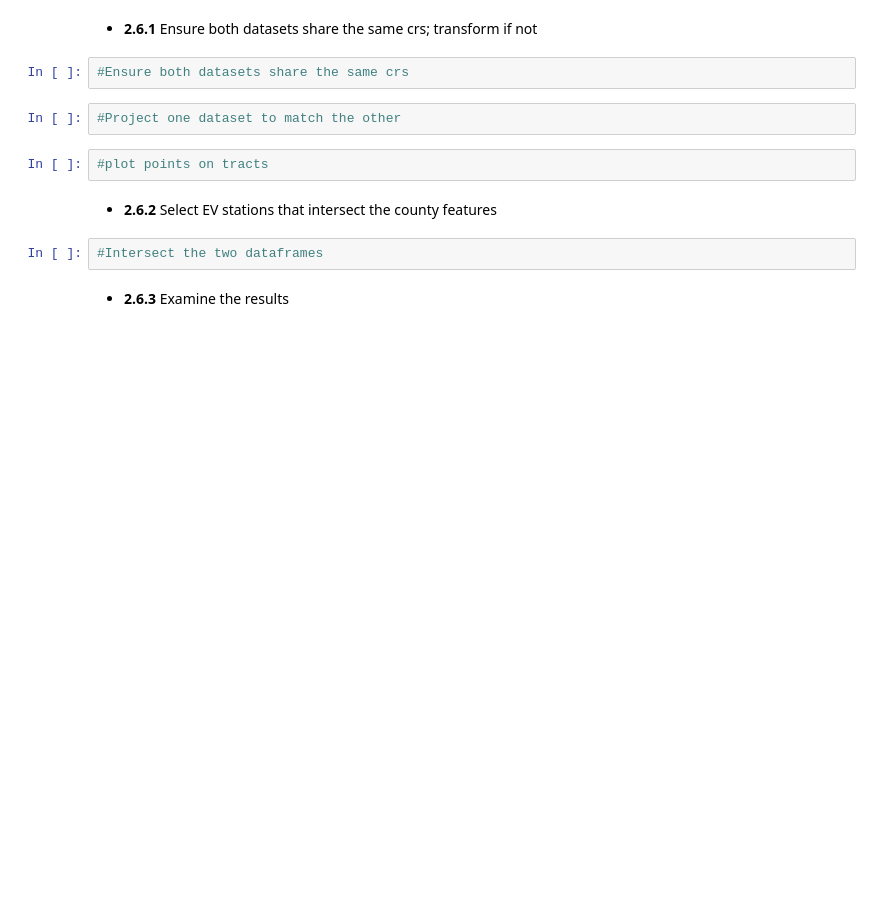
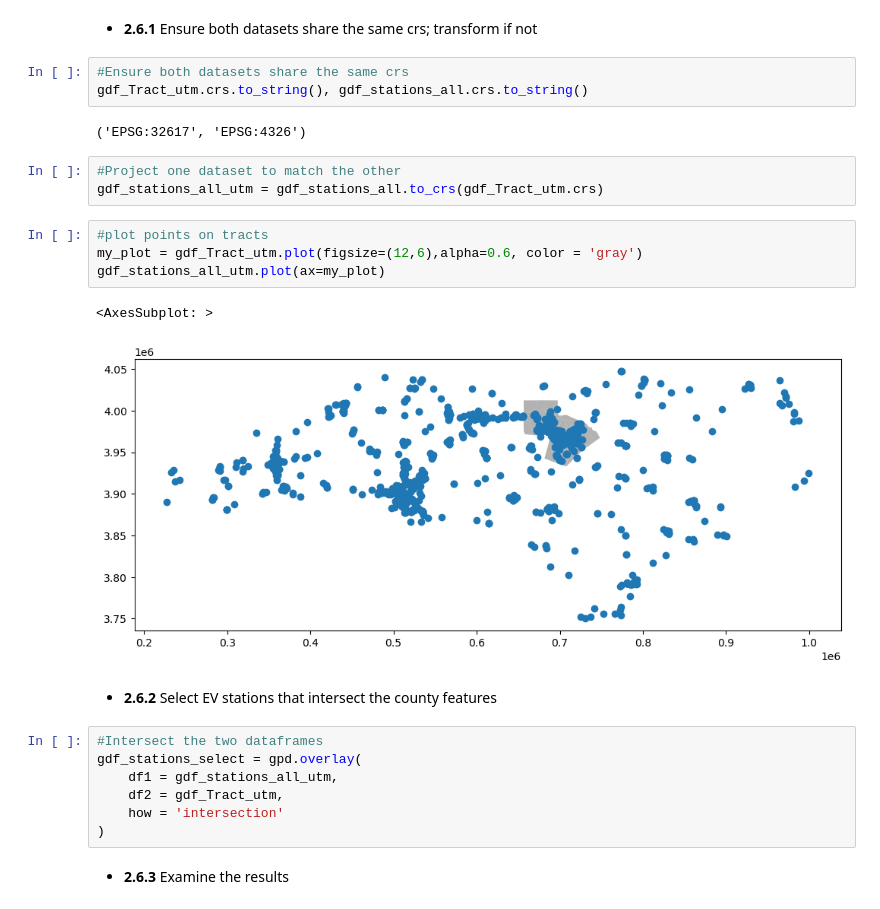
Before and after one commit to kelseybhusted/SpatialDataFrames, a Jupyter notebook: lessons/2a-Spatial-analysis-with-GeoPandas.ipynb, the cells around one changed output. Cells and saved outputs as stored; diff of their text form; blank space fills up the shorter version.

Commit message:
Overlay Updates

```diff
--- a/lessons/2a-Spatial-analysis-with-GeoPandas.ipynb
+++ b/lessons/2a-Spatial-analysis-with-GeoPandas.ipynb
@@ -648,14 +663,28 @@ Previously, we subset EV stations by an attribute (City). Here we'll see how we
 * **2.6.1** Ensure both datasets share the same crs; transform if not
 # %%
 #Ensure both datasets share the same crs
+gdf_Tract_utm.crs.to_string(), gdf_stations_all.crs.to_string()
+# %% [output]
+('EPSG:32617', 'EPSG:4326')
 # %%
 #Project one dataset to match the other
+gdf_stations_all_utm = gdf_stations_all.to_crs(gdf_Tract_utm.crs)
-# %%
-#plot points on tracts
+# %%
+#plot points on tracts
+my_plot = gdf_Tract_utm.plot(figsize=(12,6),alpha=0.6, color = 'gray')
+gdf_stations_all_utm.plot(ax=my_plot)
+# %% [output]
+<AxesSubplot: >
+[figure, added]
 # %% [markdown]
 * **2.6.2** Select EV stations that intersect the county features
 # %%
 #Intersect the two dataframes
+gdf_stations_select = gpd.overlay(
+    df1 = gdf_stations_all_utm,
+    df2 = gdf_Tract_utm,
+    how = 'intersection'
+)
 # %% [markdown]
 * **2.6.3** Examine the results
 # %%
```
Also changed, not shown: parts of 10 cells of this notebook.
